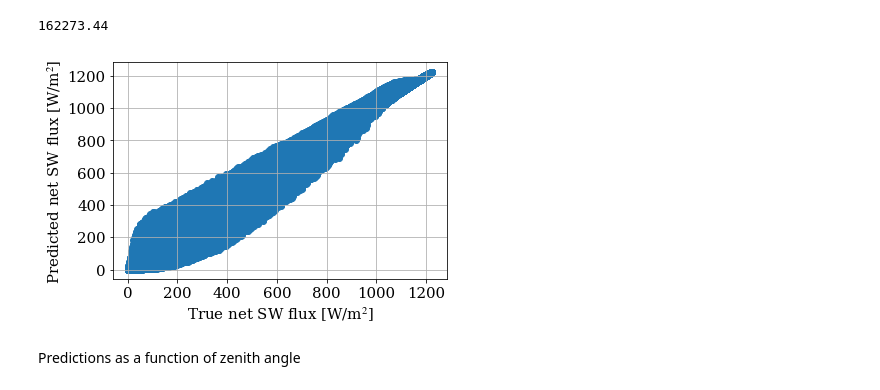
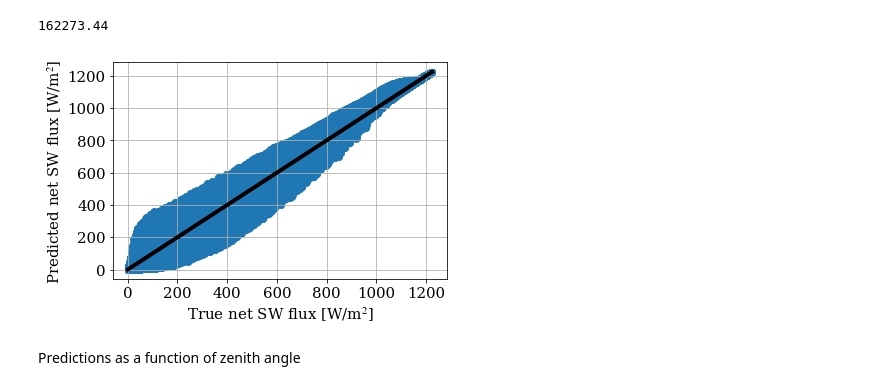
Before and after one commit to tbeucler/ml4rt, a Jupyter notebook: notebooks_tbeucler/02_Train_very_simple_model_SW.ipynb, the cells around one changed output. Saved outputs shown, nothing was run; the diff lists cells and outputs as text; code cells hidden in the pictures.

```diff
--- a/notebooks_tbeucler/02_Train_very_simple_model_SW.ipynb
+++ b/notebooks_tbeucler/02_Train_very_simple_model_SW.ipynb
@@ -468,4 +573,4 @@ model.save(path_HDF5+'2021_10_21_SW_abs.hdf5')
 # %%
 dict_lay = {'Absorb_Layer':Absorb_Layer,'Optical_Thickness':Optical_Thickness,'Absorb_Flux':Absorb_Flux}
 # %%
-#model.load_weights(path_HDF5+'2021_10_21_SW_abs.hdf5')
+model.load_weights(path_HDF5+'2022_03_07_SW_abs.hdf5')
@@ -479,4 +597,4 @@ model.weights
 # %% [markdown]
 Overall predictions
 # %%
-F_pred = model.predict(x)
+F_pred = model.predict(x_normalized)
@@ -522,10 +647,16 @@ np.mean((y-np.mean(y,axis=0))**2)
 np.mean(y**2)
 # %% [output]
 162273.44
+# %%
+y_min = np.min(y)
+# %%
+y_max = np.max(y)
 # %%
 plt.scatter(y.flatten(),F_pred.flatten())
+y_plot = np.linspace(y_min,y_max,100)
+plt.plot(y_plot,y_plot,color='k')
 plt.xlabel('True net SW flux [W/m${^2}$]')
 plt.ylabel('Predicted net SW flux [W/m${^2}$]')
 plt.grid()
 # %% [output]
-[figure, old version]
+[figure, new version]
```
Also changed, not shown: parts of 57 cells of this notebook, 1 other file.
